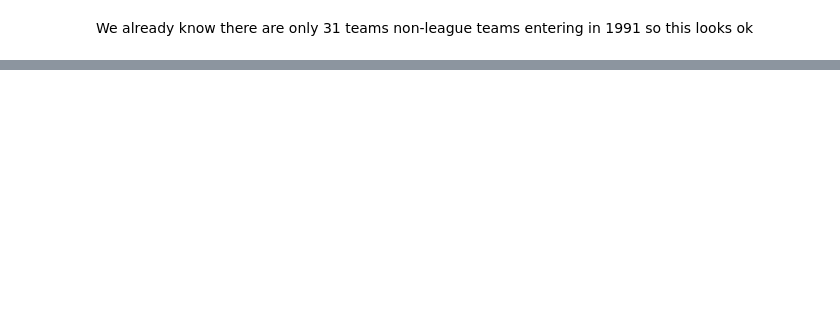
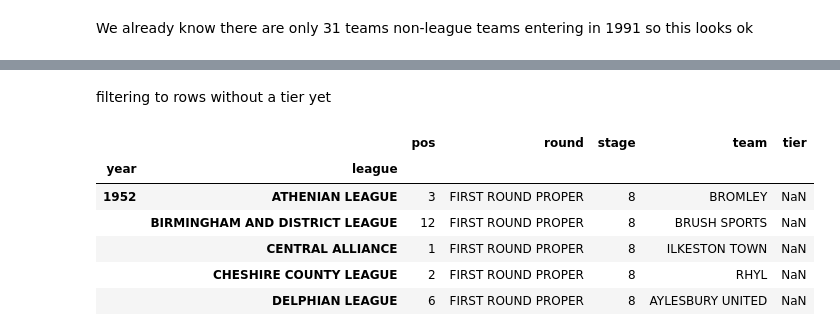
Before and after one commit to david-macleod/facup, a Jupyter notebook: 02_merge/04_facup_nl_merge_all_tier_update.ipynb, the cells around one changed output, grey strips where cells are left out. Drawn from its saved outputs; the diff is of its cells as text; code cells hidden in the pictures; blank space fills up the shorter version.

```diff
--- a/02_merge/04_facup_nl_merge_all_tier_update.ipynb
+++ b/02_merge/04_facup_nl_merge_all_tier_update.ipynb
@@ -61,0 +236,5 @@ dtype: int64
+# %%
+#this league was tier 6 until 2004, and then tier 7 after
+
+nl_all.ix[((nl_all.league == 'NORTHERN PREMIER LEAGUE PREMIER DIVISION') & nl_all.year.isin(range(1978, 2005))), 'tier'] = 6
+nl_all.ix[((nl_all.league == 'NORTHERN PREMIER LEAGUE PREMIER DIVISION') & nl_all.year.isin(range(2005, 2012))), 'tier'] = 7
@@ -61,0 +252,4 @@ dtype: int64
+# %%
+#this league was always tier 5
+
+nl_all.ix[nl_all.league == 'CONFERENCE (ALLIANCE PREMIER LEAGUE)', 'tier'] = 5
@@ -61,0 +276,5 @@ dtype: int64
+# %%
+#this league was tier 6 until 2004, and then tier 7 after
+
+nl_all.ix[((nl_all.league == 'SOUTHERN FOOTBALL LEAGUE PREMIER DIVISION') & nl_all.year.isin(range(1989, 2005))), 'tier'] = 6
+nl_all.ix[((nl_all.league == 'SOUTHERN FOOTBALL LEAGUE PREMIER DIVISION') & nl_all.year.isin(range(2005, 2012))), 'tier'] = 7
@@ -61,0 +298,18 @@ dtype: int64
+# %% [markdown]
+filtering to rows without a tier yet
+# %%
+no_tier = nl_all[nl_all.tier.isnull()]
+# %%
+# returning a datframe that has one row per year/league which we will save out
+
+year_league = no_tier.groupby(['year', 'league']).first()
+
+year_league.head()
+# %% [output]
+|  |  | pos | round | stage | team | tier |
+| year | league |  |  |  |  |  |
+| 1952 | ATHENIAN LEAGUE | 3 | FIRST ROUND PROPER | 8 | BROMLEY | NaN |
+|  | BIRMINGHAM AND DISTRICT LEAGUE | 12 | FIRST ROUND PROPER | 8 | BRUSH SPORTS | NaN |
+|  | CENTRAL ALLIANCE | 1 | FIRST ROUND PROPER | 8 | ILKESTON TOWN | NaN |
+|  | CHESHIRE COUNTY LEAGUE | 2 | FIRST ROUND PROPER | 8 | RHYL | NaN |
+|  | DELPHIAN LEAGUE | 6 | FIRST ROUND PROPER | 8 | AYLESBURY UNITED | NaN |
```
Also changed, not shown: parts of 42 cells of this notebook, 8 other files.
